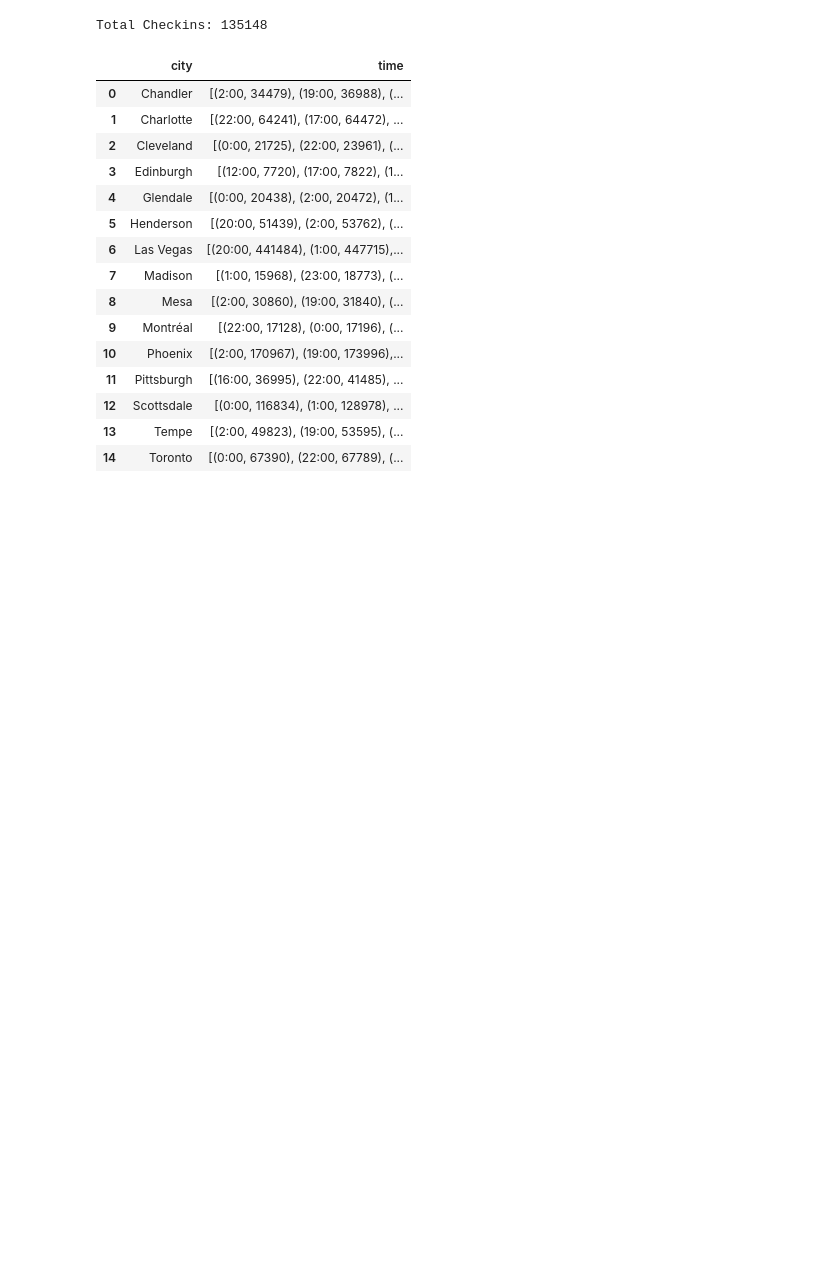
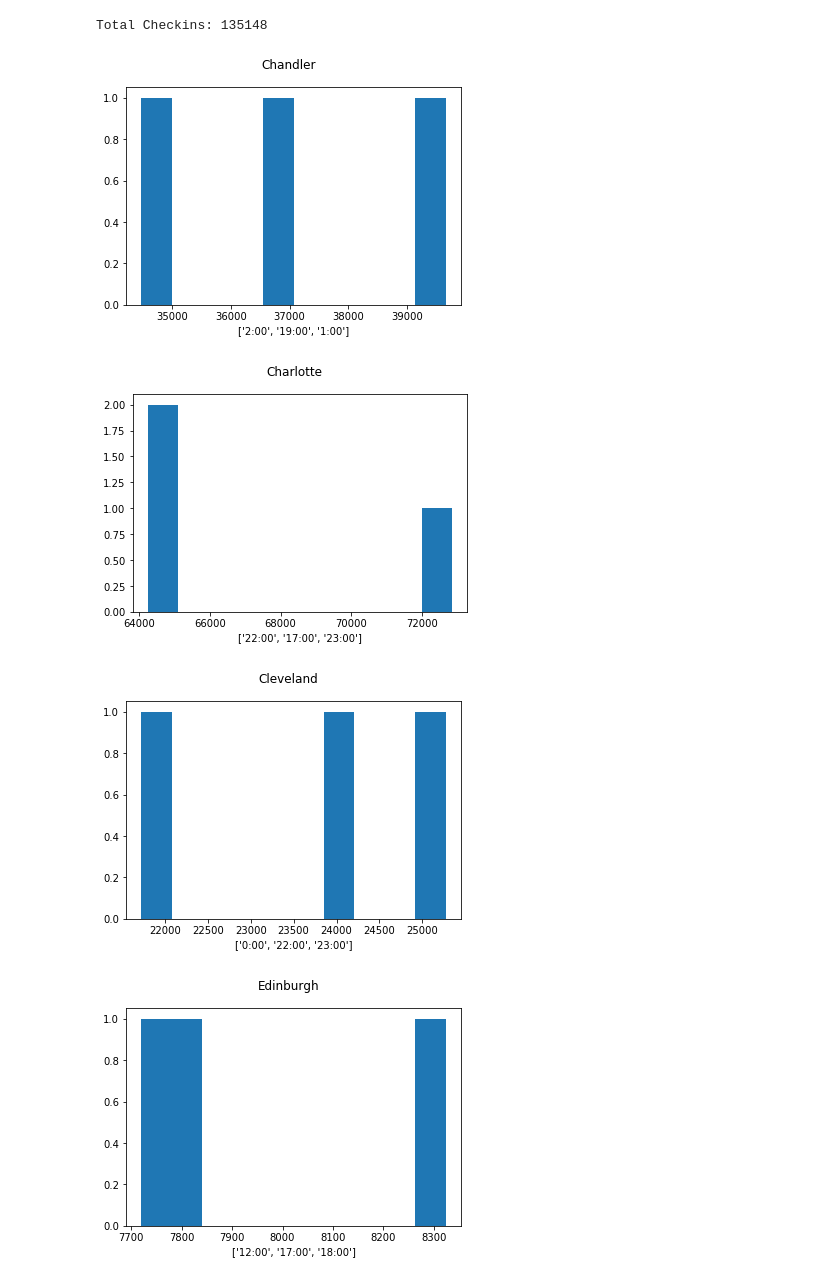
Before and after one commit to AbhayKasturia/YelpRecommendationSystem, a Jupyter notebook: analysis/checkin_json/analysis.ipynb, the cells around one changed output. Drawn from its saved outputs; the diff is of its cells as text; code cells hidden in the pictures; blank space fills up the shorter version.

Commit message:
updated charts

```diff
--- a/analysis/checkin_json/analysis.ipynb
+++ b/analysis/checkin_json/analysis.ipynb
@@ -65,22 +65,14 @@ group = df_checkin.groupby(['city']).agg({'time': sum_time})
 group = group.reset_index()
 cities = pd.DataFrame({'city':top_cities, 'matched':True})
 group = group.merge(cities,how='inner',on='city')
-# %%
-group[['city','time']]
-# %% [output]
-|  | city | time |
-| 0 | Chandler | [(2:00, 34479), (19:00, 36988), (... |
-| 1 | Charlotte | [(22:00, 64241), (17:00, 64472), ... |
-| 2 | Cleveland | [(0:00, 21725), (22:00, 23961), (... |
-| 3 | Edinburgh | [(12:00, 7720), (17:00, 7822), (1... |
-| 4 | Glendale | [(0:00, 20438), (2:00, 20472), (1... |
-| 5 | Henderson | [(20:00, 51439), (2:00, 53762), (... |
-| 6 | Las Vegas | [(20:00, 441484), (1:00, 447715),... |
-| 7 | Madison | [(1:00, 15968), (23:00, 18773), (... |
-| 8 | Mesa | [(2:00, 30860), (19:00, 31840), (... |
-| 9 | Montréal | [(22:00, 17128), (0:00, 17196), (... |
-| 10 | Phoenix | [(2:00, 170967), (19:00, 173996),... |
-| 11 | Pittsburgh | [(16:00, 36995), (22:00, 41485), ... |
-| 12 | Scottsdale | [(0:00, 116834), (1:00, 128978), ... |
-| 13 | Tempe | [(2:00, 49823), (19:00, 53595), (... |
-| 14 | Toronto | [(0:00, 67390), (22:00, 67789), (... |
+# %%
+for i in group[['city','time']].values:
+    plt.xlabel([x[0] for x in i[1]])
+    plt.hist([x[1] for x in i[1]])
+    plt.suptitle(i[0])
+    plt.show()
+# %% [output]
+[figure, added]
+[figure, added]
+[figure, added]
+[figure, added]
```
Also changed, not shown: parts of 1 cell of this notebook.
